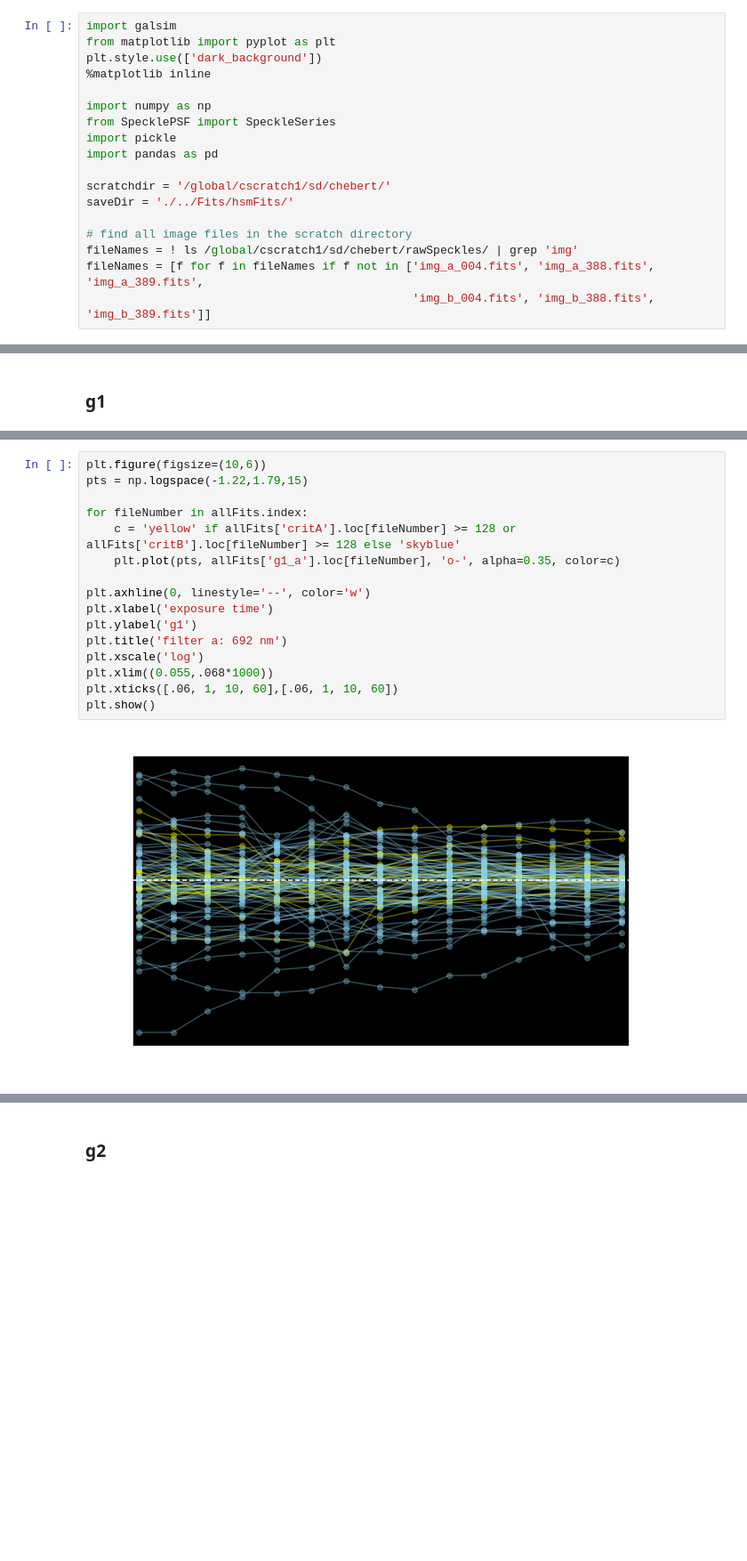
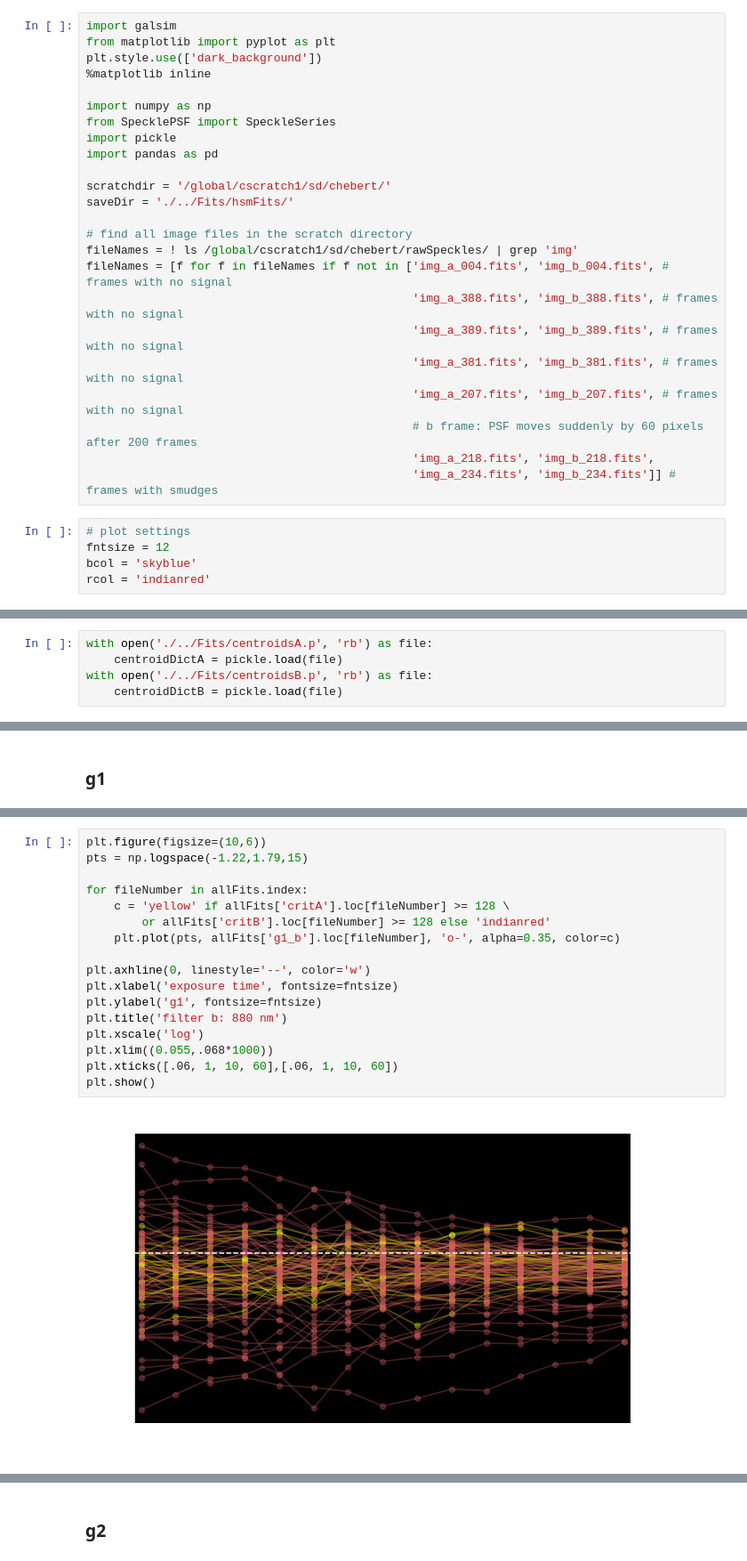
Before and after one commit to cahebert/speckles, a Jupyter notebook: Code/HSM Results.ipynb, the cells around one changed output, grey strips where cells are left out. Shown at 89% size. Drawn from its saved outputs; the diff is of its cells as text; blank space fills up the shorter version.

```diff
--- a/Code/HSM Results.ipynb
+++ b/Code/HSM Results.ipynb
@@ -16,8 +16,19 @@ saveDir = './../Fits/hsmFits/'
 
 # find all image files in the scratch directory
 fileNames = ! ls /global/cscratch1/sd/chebert/rawSpeckles/ | grep 'img'
-fileNames = [f for f in fileNames if f not in ['img_a_004.fits', 'img_a_388.fits', 'img_a_389.fits',
-                                               'img_b_004.fits', 'img_b_388.fits', 'img_b_389.fits']]
+fileNames = [f for f in fileNames if f not in ['img_a_004.fits', 'img_b_004.fits', # frames with no signal
+                                               'img_a_388.fits', 'img_b_388.fits', # frames with no signal
+                                               'img_a_389.fits', 'img_b_389.fits', # frames with no signal
+                                               'img_a_381.fits', 'img_b_381.fits', # frames with no signal
+                                               'img_a_207.fits', 'img_b_207.fits', # frames with no signal
+                                               # b frame: PSF moves suddenly by 60 pixels after 200 frames
+                                               'img_a_218.fits', 'img_b_218.fits',
+                                               'img_a_234.fits', 'img_b_234.fits']] # frames with smudges
+# %%
+# plot settings
+fntsize = 12
+bcol = 'skyblue'
+rcol = 'indianred'
 # %% [markdown]
 ### Run minimal accumulation and fits on all speckles
 # %%
@@ -41,3 +52,8 @@ with open('./../Fits/centerOfMassA.p', 'rb') as file:
     comDictA = pickle.load(file)
 with open('./../Fits/fwhmA.p', 'rb') as file:
     fwhmDictA = pickle.load(file)
+# %%
+with open('./../Fits/centroidsA.p', 'rb') as file:
+    centroidDictA = pickle.load(file)
+with open('./../Fits/centroidsB.p', 'rb') as file:
+    centroidDictB = pickle.load(file)
@@ -141,18 +149,19 @@ plt.show()
 # %%
 plt.figure(figsize=(10,6))
 pts = np.logspace(-1.22,1.79,15)
 
 for fileNumber in allFits.index:
-    c = 'yellow' if allFits['critA'].loc[fileNumber] >= 128 or allFits['critB'].loc[fileNumber] >= 128 else 'skyblue'
-    plt.plot(pts, allFits['g1_a'].loc[fileNumber], 'o-', alpha=0.35, color=c)
+    c = 'yellow' if allFits['critA'].loc[fileNumber] >= 128 \
+        or allFits['critB'].loc[fileNumber] >= 128 else 'indianred'
+    plt.plot(pts, allFits['g1_b'].loc[fileNumber], 'o-', alpha=0.35, color=c)
 
 plt.axhline(0, linestyle='--', color='w')
-plt.xlabel('exposure time')
-plt.ylabel('g1')
-plt.title('filter a: 692 nm')
+plt.xlabel('exposure time', fontsize=fntsize)
+plt.ylabel('g1', fontsize=fntsize)
+plt.title('filter b: 880 nm')
 plt.xscale('log')
 plt.xlim((0.055,.068*1000))
 plt.xticks([.06, 1, 10, 60],[.06, 1, 10, 60])
 plt.show()
 # %% [output]
-[figure, old version]
+[figure, new version]
```
Also changed, not shown: parts of 32 cells of this notebook, 3 other files.
